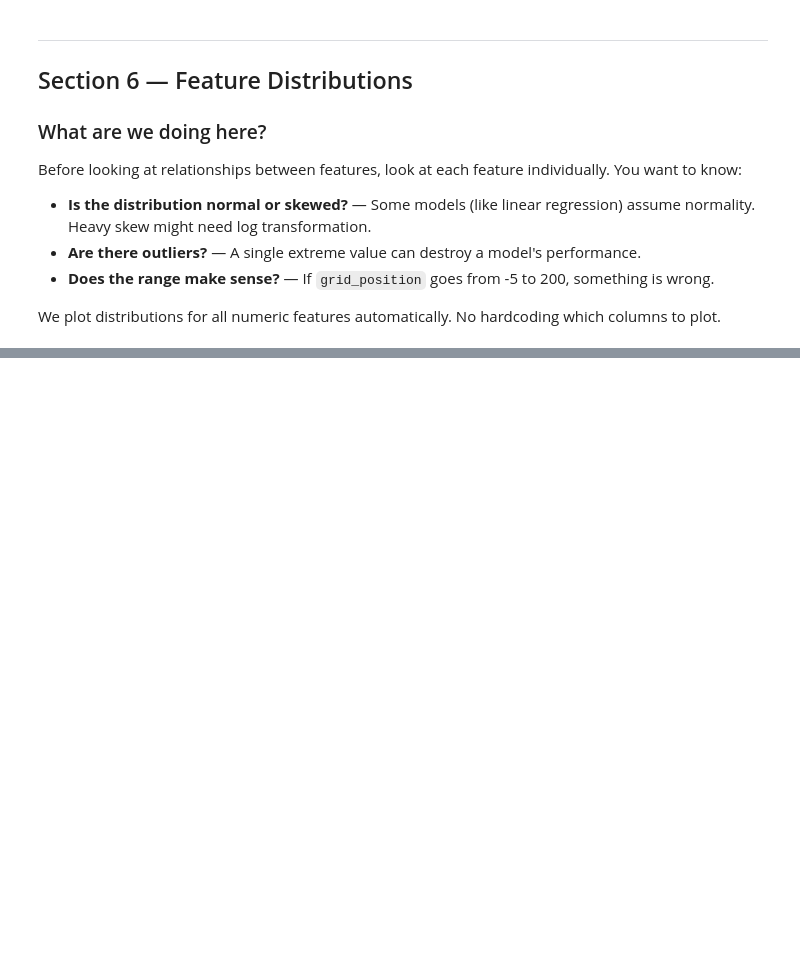
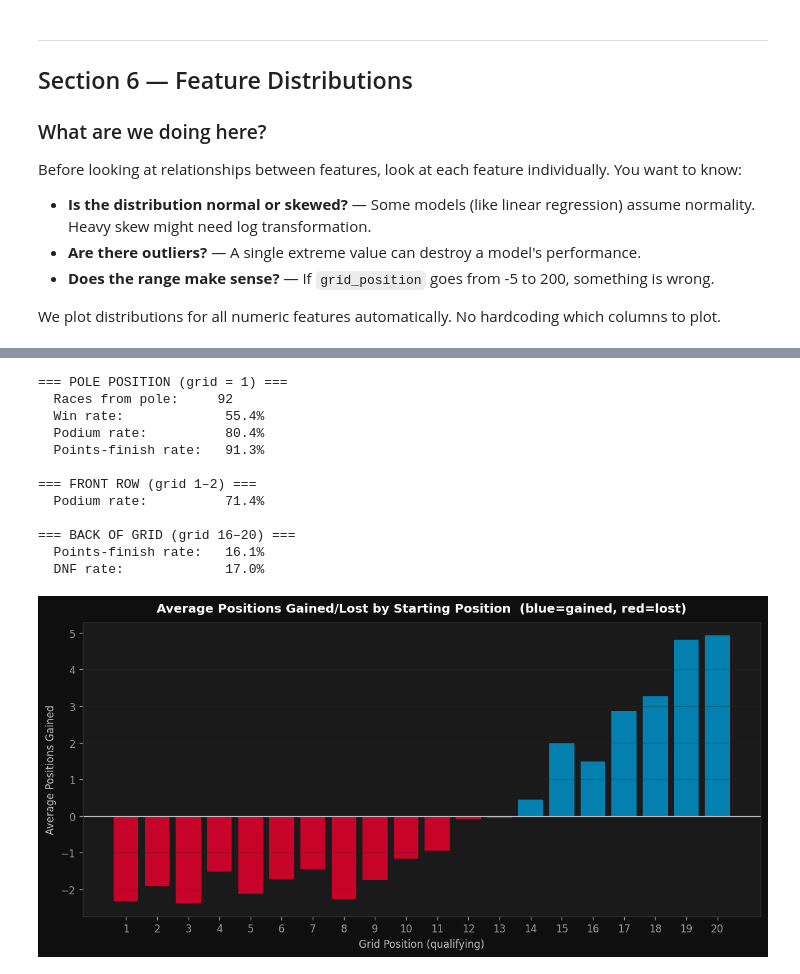
Before and after one commit to JoharR1zvi/F1-race-predictor, a Jupyter notebook: notebooks/02_Exploratory_Data_Analysis.ipynb, the cells around one changed output, grey strips where cells are left out. Saved outputs shown, nothing was run; the diff lists cells and outputs as text; code cells hidden in the pictures; blank space fills up the shorter version.

```diff
--- a/notebooks/02_Exploratory_Data_Analysis.ipynb
+++ b/notebooks/02_Exploratory_Data_Analysis.ipynb
@@ -858,0 +1030,56 @@ Highly skewed features (|skew| > 1.5) — consider log transform in feature engi
+# %%
+# ── Does starting on pole actually mean anything? ────────────
+# Why: correlation gives one overall number, but doesn't tell us
+# about specific, meaningful groups — like "pole sitters" or
+# "back of the grid". We check those directly.
+
+pole_sitters = df_clean[df_clean['grid_position'] == 1]
+front_row    = df_clean[df_clean['grid_position'] <= 2]
+back_of_grid = df_clean[df_clean['grid_position'] >= 16]
+
+print('=== POLE POSITION (grid = 1) ===')
+print(f'  Races from pole:     {len(pole_sitters)}')
+print(f'  Win rate:             {(pole_sitters["finish_position"] == 1).mean() * 100:.1f}%')
+print(f'  Podium rate:          {pole_sitters["on_podium"].mean() * 100:.1f}%')
+print(f'  Points-finish rate:   {pole_sitters["points_finish"].mean() * 100:.1f}%')
+
+print('\n=== FRONT ROW (grid 1–2) ===')
+print(f'  Podium rate:          {front_row["on_podium"].mean() * 100:.1f}%')
+
+print('\n=== BACK OF GRID (grid 16–20) ===')
+print(f'  Points-finish rate:   {back_of_grid["points_finish"].mean() * 100:.1f}%')
+print(f'  DNF rate:             {(1 - back_of_grid["finished"]).mean() * 100:.1f}%')
+
+# ── Where are places actually gained or lost? ────────────────
+# positions_gained was derived in Section 3: grid_position - finish_position
+# Positive = moved forward during the race, Negative = fell back
+avg_gained_by_grid = df_clean.groupby('grid_position')['positions_gained'].mean()
+
+fig, ax = plt.subplots(figsize=(10, 5))
+colours = [STYLE['blue'] if v >= 0 else STYLE['red'] for v in avg_gained_by_grid.values]
+ax.bar(avg_gained_by_grid.index, avg_gained_by_grid.values, color=colours, alpha=0.85)
+ax.axhline(0, color=STYLE['silver'], linewidth=0.8)
+ax.set_xlabel('Grid Position (qualifying)')
+ax.set_ylabel('Average Positions Gained')
+ax.set_title('Average Positions Gained/Lost by Starting Position  (blue=gained, red=lost)')
+ax.set_xticks(range(1, 21))
+ax.grid(True, axis='y', alpha=0.3)
+
+plt.tight_layout()
+plt.savefig(f'{PATHS["plots"]}eda_05_positions_gained.png', dpi=130, bbox_inches='tight',
+            facecolor=STYLE['bg_dark'])
+plt.show()
+# %% [output]
+=== POLE POSITION (grid = 1) ===
+  Races from pole:     92
+  Win rate:             55.4%
+  Podium rate:          80.4%
+  Points-finish rate:   91.3%
+
+=== FRONT ROW (grid 1–2) ===
+  Podium rate:          71.4%
+
+=== BACK OF GRID (grid 16–20) ===
+  Points-finish rate:   16.1%
+  DNF rate:             17.0%
+[figure, added]
```
Also changed, not shown: parts of 71 cells of this notebook, 40 other files.
